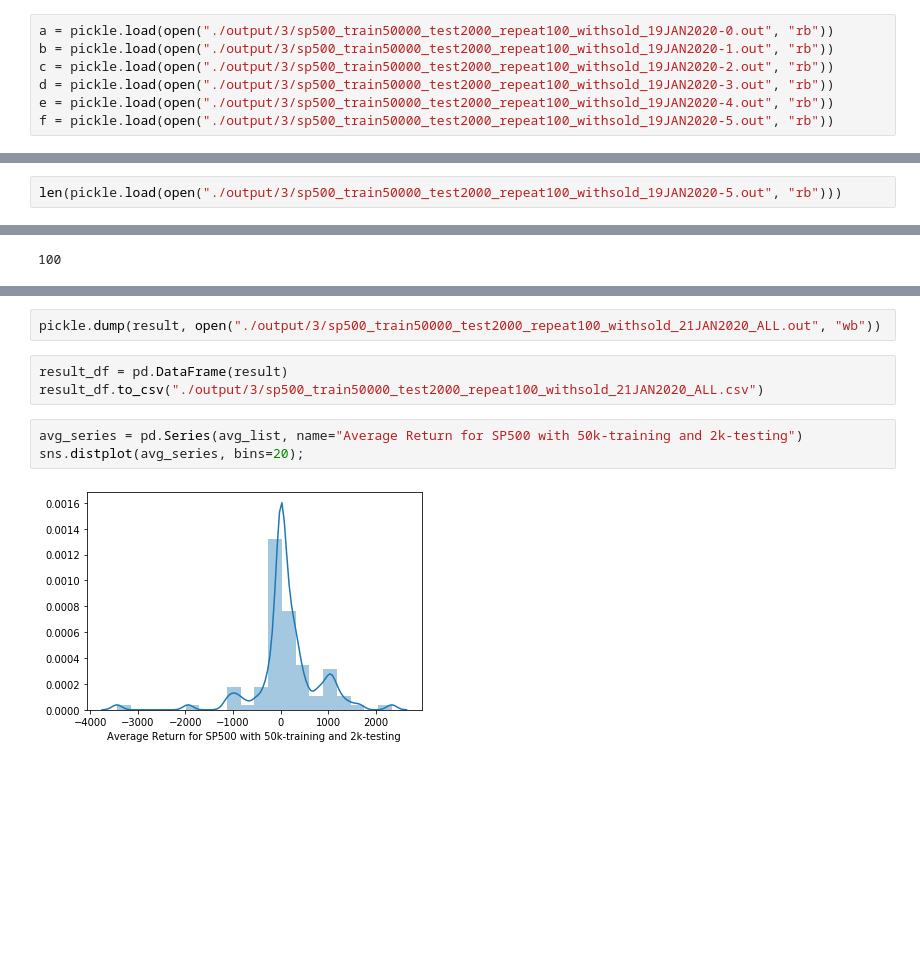
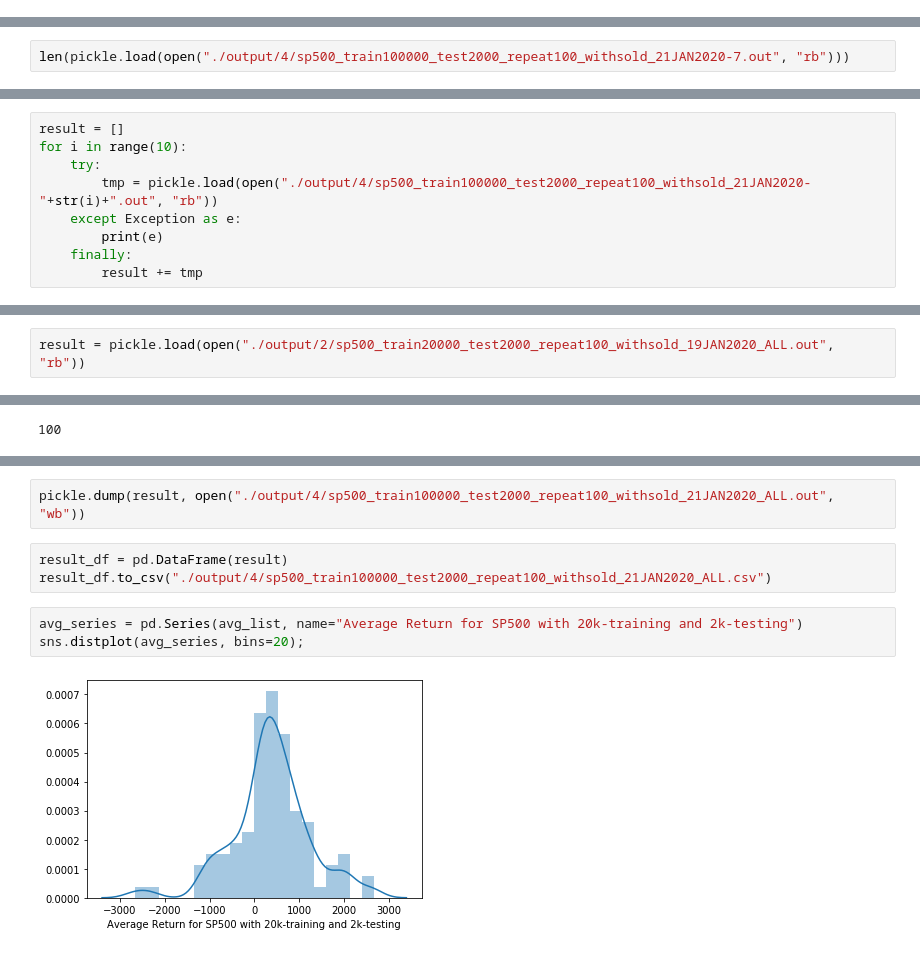
Before and after one commit to lzcaisg/reinforcement_trader, a Jupyter notebook: from github/Stock-Trading-Environment/Process Mean Return-Copy1.ipynb, the cells around one changed output, grey strips where cells are left out. Saved outputs shown, nothing was run; the diff lists cells and outputs as text; blank space fills up the shorter version.

```diff
--- a/from github/Stock-Trading-Environment/Process Mean Return-Copy1.ipynb
+++ b/from github/Stock-Trading-Environment/Process Mean Return-Copy1.ipynb
@@ -4,10 +4,3 @@ import pandas as pd
 import pickle
 import matplotlib.pyplot as plt
 import seaborn as sns
-# %%
-a = pickle.load(open("./output/3/sp500_train50000_test2000_repeat100_withsold_19JAN2020-0.out", "rb"))
-b = pickle.load(open("./output/3/sp500_train50000_test2000_repeat100_withsold_19JAN2020-1.out", "rb"))
-c = pickle.load(open("./output/3/sp500_train50000_test2000_repeat100_withsold_19JAN2020-2.out", "rb"))
-d = pickle.load(open("./output/3/sp500_train50000_test2000_repeat100_withsold_19JAN2020-3.out", "rb"))
-e = pickle.load(open("./output/3/sp500_train50000_test2000_repeat100_withsold_19JAN2020-4.out", "rb"))
-f = pickle.load(open("./output/3/sp500_train50000_test2000_repeat100_withsold_19JAN2020-5.out", "rb"))
@@ -14,3 +14,3 @@ f = pickle.load(open("./output/3/sp500_train50000_test2000_repeat100_withsold_19
 # %%
-len(pickle.load(open("./output/3/sp500_train50000_test2000_repeat100_withsold_19JAN2020-5.out", "rb")))
+len(pickle.load(open("./output/4/sp500_train100000_test2000_repeat100_withsold_21JAN2020-7.out", "rb")))
 # %% [output]
@@ -20,5 +18,16 @@ result = a+b+c+d+e+f
+# %%
+result = []
+for i in range(10):
+    try:
+        tmp = pickle.load(open("./output/4/sp500_train100000_test2000_repeat100_withsold_21JAN2020-"+str(i)+".out", "rb"))
+    except Exception as e:
+        print(e)
+    finally:
+        result += tmp
 # %%
 result = result[:100]
+# %%
+result = pickle.load(open("./output/2/sp500_train20000_test2000_repeat100_withsold_19JAN2020_ALL.out", "rb"))
 # %%
 avg_list = [tmp['mean'] for tmp in result]
 len(avg_list)
@@ -40,13 +49,13 @@ plt.hist(avg_list, bins=20)
 # %%
-pickle.dump(result, open("./output/3/sp500_train50000_test2000_repeat100_withsold_21JAN2020_ALL.out", "wb"))
+pickle.dump(result, open("./output/4/sp500_train100000_test2000_repeat100_withsold_21JAN2020_ALL.out", "wb"))
 # %%
 result_df = pd.DataFrame(result)
-result_df.to_csv("./output/3/sp500_train50000_test2000_repeat100_withsold_21JAN2020_ALL.csv")
+result_df.to_csv("./output/4/sp500_train100000_test2000_repeat100_withsold_21JAN2020_ALL.csv")
 # %%
-avg_series = pd.Series(avg_list, name="Average Return for SP500 with 50k-training and 2k-testing")
+avg_series = pd.Series(avg_list, name="Average Return for SP500 with 20k-training and 2k-testing")
 sns.distplot(avg_series, bins=20);
 # %% [output]
-[figure, old version]
+[figure, new version]
 # %%
 # Plotting hist without kde
 ax = sns.distplot(avg_series, kde=False, bins=20)
```
Also changed, not shown: parts of 6 cells of this notebook, 1 other file.
